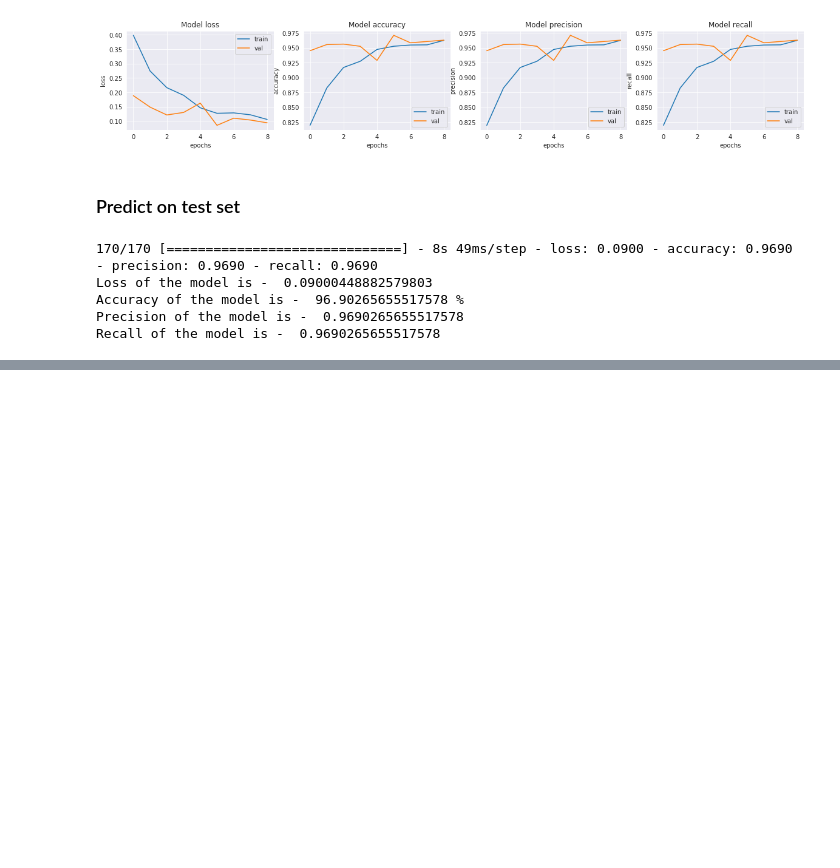
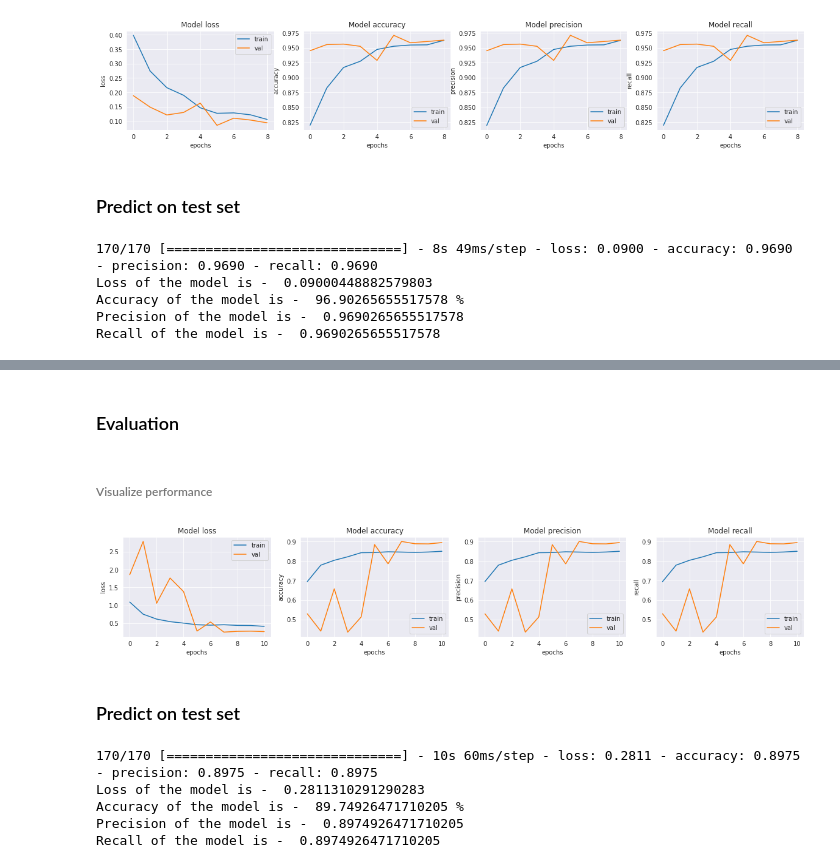
Before and after one commit to luckyos-code/DP-X-COVID, a Jupyter notebook: baseline_model.ipynb, the cells around one changed output, grey strips where cells are left out. Saved outputs shown, nothing was run; the diff lists cells and outputs as text; code cells hidden in the pictures; blank space fills up the shorter version.

Commit message:
Add EfficientNetB4 and DarkCovidNet tests

```diff
--- a/baseline_model.ipynb
+++ b/baseline_model.ipynb
@@ -522,0 +571,16 @@ Recall of the model is -  0.9690265655517578
+# %%
+effnetb4 = effnetb4_builder()
+
+METRICS = [
+    'accuracy',
+    keras.metrics.Precision(name='precision'),
+    keras.metrics.Recall(name='recall')
+]
+
+effnetb4.compile(
+    # very low learning rate to adapt pretrained weights to new data without
+    # overfitting because of small dataset
+    optimizer=Adam(lr=1e-5), # default: 1e-3
+    loss='categorical_crossentropy',
+    metrics=METRICS
+)
@@ -522,0 +611,10 @@ Recall of the model is -  0.9690265655517578
+# %%
+history_effnetb4 = effnetb4.fit(
+    train_batched,
+    steps_per_epoch=TRAIN_IMG_COUNT // BATCH_SIZE,
+    epochs=EPOCHS,
+    validation_data=val_batched,
+    validation_steps=VAL_IMG_COUNT // BATCH_SIZE,
+    class_weight=class_weight_dict,
+    callbacks = [learning_rate_decay, early_stopping],
+)
@@ -522,0 +639,31 @@ Recall of the model is -  0.9690265655517578
+# %% [markdown]
+### Evaluation
+# %% [markdown]
+###### Visualize performance
+# %%
+fig, ax = plt.subplots(1, 4, figsize=(20, 3))
+ax = ax.ravel()
+
+for i, met in enumerate(['loss', 'accuracy', 'precision', 'recall']):
+    ax[i].plot(history_effnetb4.history[met])
+    ax[i].plot(history_effnetb4.history['val_' + met])
+    ax[i].set_title('Model {}'.format(met))
+    ax[i].set_xlabel('epochs')
+    ax[i].set_ylabel(met)
+    ax[i].legend(['train', 'val'])
+# %% [output]
+[figure, added]
+# %% [markdown]
+### Predict on test set
+# %%
+loss, acc, prec, rec = effnetb4.evaluate(test_batched)
+print("Loss of the model is - " , loss)
+print("Accuracy of the model is - " , acc*100 , "%")
+print("Precision of the model is - " , prec)
+print("Recall of the model is - " , rec)
+# %% [output]
+170/170 [==============================] - 10s 60ms/step - loss: 0.2811 - accuracy: 0.8975 - precision: 0.8975 - recall: 0.8975
+Loss of the model is -  0.2811310291290283
+Accuracy of the model is -  89.74926471710205 %
+Precision of the model is -  0.8974926471710205
+Recall of the model is -  0.8974926471710205
```
Also changed, not shown: parts of 23 cells of this notebook.
